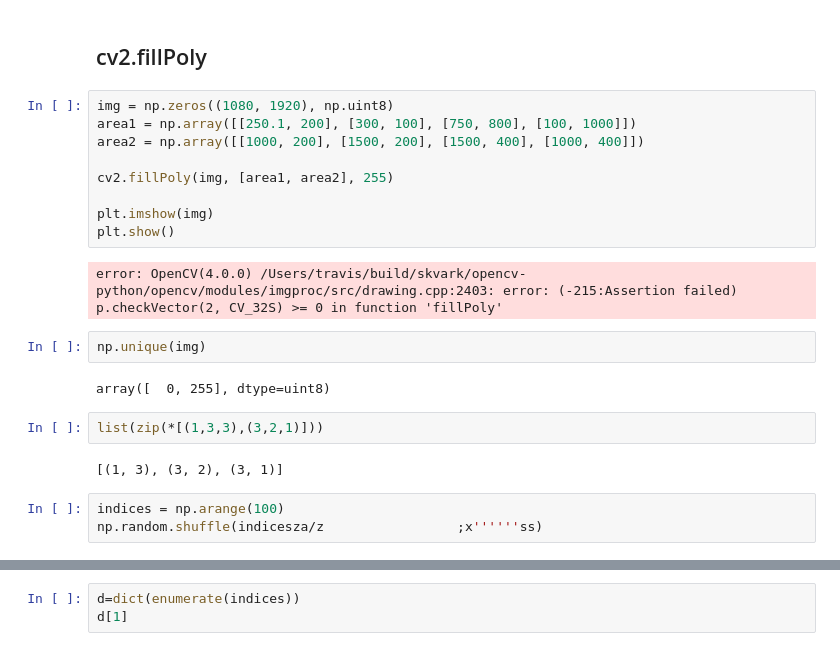
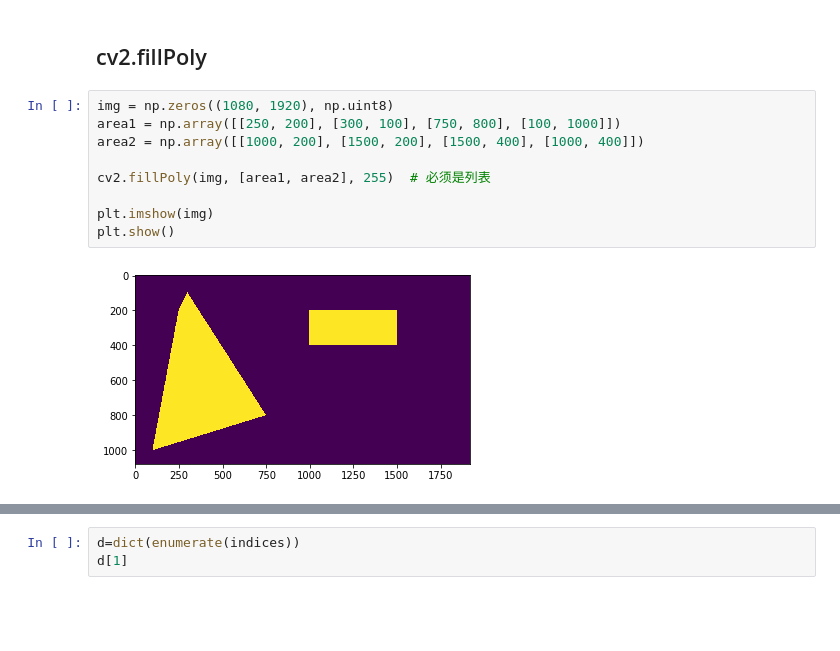
Before and after one commit to yizt/notebook, a Jupyter notebook: python/geometry.ipynb, the cells around one changed output, grey strips where cells are left out. Cells and saved outputs as stored; diff of their text form; blank space fills up the shorter version.

```diff
--- a/python/geometry.ipynb
+++ b/python/geometry.ipynb
@@ -310,23 +319,12 @@ array([[-1.23105701,  0.69605936],
 ## cv2.fillPoly
 # %%
 img = np.zeros((1080, 1920), np.uint8)
-area1 = np.array([[250.1, 200], [300, 100], [750, 800], [100, 1000]])
+area1 = np.array([[250, 200], [300, 100], [750, 800], [100, 1000]])
 area2 = np.array([[1000, 200], [1500, 200], [1500, 400], [1000, 400]])
 
-cv2.fillPoly(img, [area1, area2], 255)
+cv2.fillPoly(img, [area1, area2], 255)  # 必须是列表
 
 plt.imshow(img)
 plt.show()
 # %% [output]
-error: OpenCV(4.0.0) /Users/travis/build/skvark/opencv-python/opencv/modules/imgproc/src/drawing.cpp:2403: error: (-215:Assertion failed) p.checkVector(2, CV_32S) >= 0 in function 'fillPoly'
+[figure, added]
-# %%
-np.unique(img)
-# %% [output]
-array([  0, 255], dtype=uint8)
-# %%
-list(zip(*[(1,3,3),(3,2,1)]))
-# %% [output]
-[(1, 3), (3, 2), (3, 1)]
-# %%
-indices = np.arange(100)
-np.random.shuffle(indicesza/z                 ;x''''''ss)
```
Also changed, not shown: parts of 14 cells of this notebook, 2 other files.
